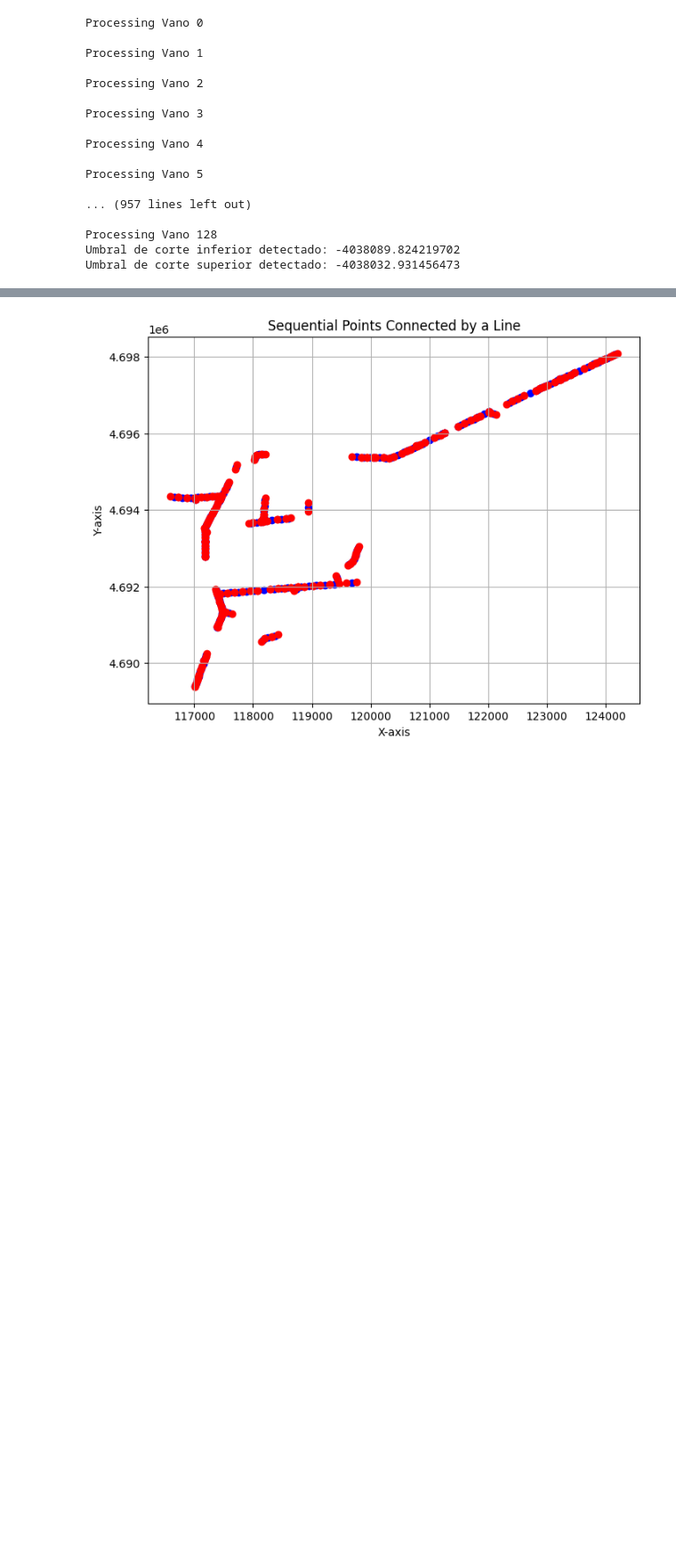
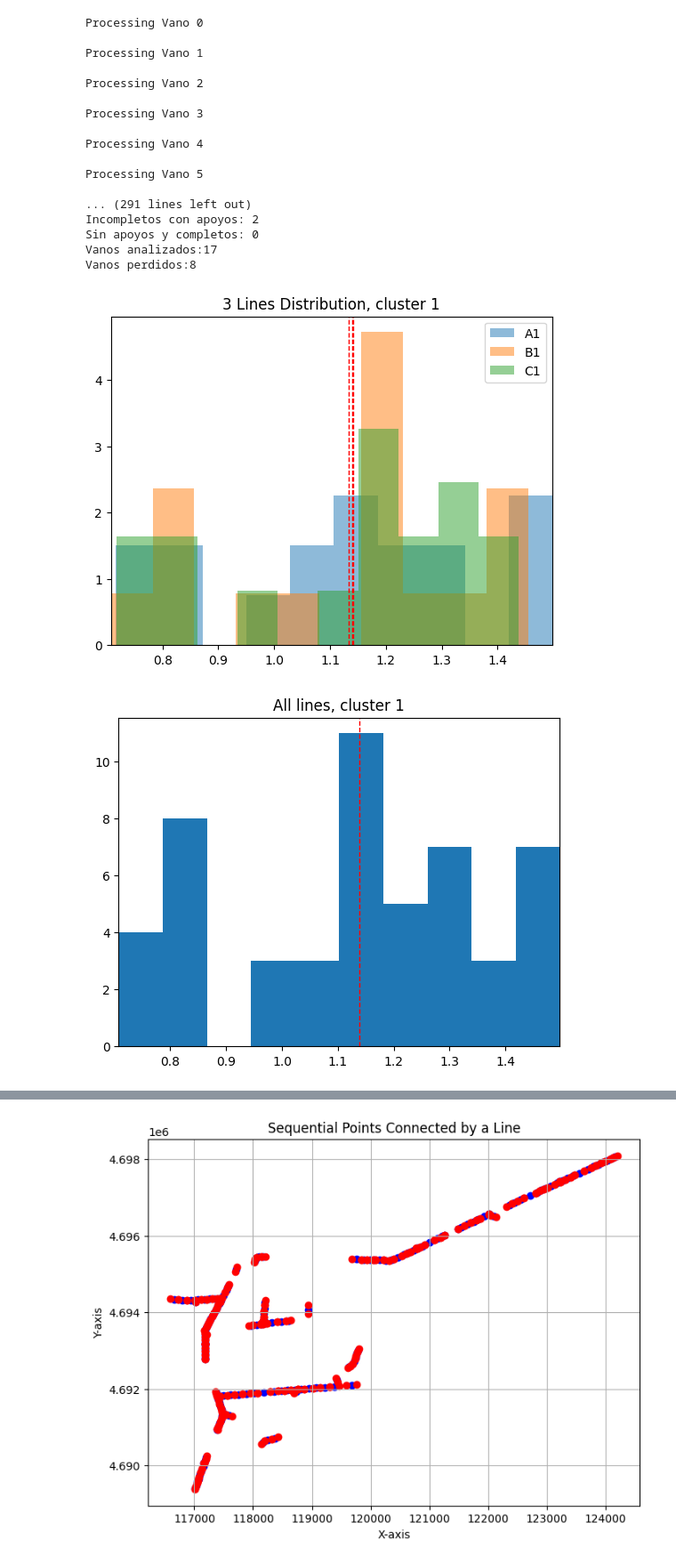
Before and after one commit to DeduceDS/CATENARIA, a Jupyter notebook: catenaria/notebooks/Dendogram.ipynb, the cells around one changed output, grey strips where cells are left out. Shown at 89% size. Saved outputs shown, nothing was run; the diff lists cells and outputs as text; code cells hidden in the pictures; blank space fills up the shorter version.

```diff
--- a/catenaria/notebooks/Dendogram.ipynb
+++ b/catenaria/notebooks/Dendogram.ipynb
@@ -87,7 +87,7 @@ pathdata2 = os.getcwd()+"/../data/lineas_completas/VDI711.json"
 with open(pathdata2, 'r') as archivo:
     data = json.load(archivo)
 
-#plot_full_net(data,labels)
+plot_full_net(data,labels)
 
 ids_single_backing,X=data_middlepoints(data)
 
@@ -117,35 +117,37 @@ for params in dfd:
     nombre_parametro = params[0]
     datos = np.array(params[1:])
     std_dev, mean, median, p25, p75 = calcular_estadisticas(dfd)
 
 print(std_dev, mean, median, p25, p75)
 
 from sklearn.neighbors import NearestNeighbors
 X_linear=X.loc[labels==1,:]
 nbrs = NearestNeighbors(n_neighbors=5, algorithm='auto').fit(X_linear.iloc[:,1:])
 distances, indices = nbrs.kneighbors(X_linear.iloc[:,1:])
 # %% [output]
 [figure]
 [figure]
 Etiquetas de los clústeres: [3 2 3 3 3 3 3 3 3 2 2 2 1 2 2 2 3 3 3 3 2 3 3 1 1 1 1 1 3 3 3 2 3 3 3 3 3
  3 3 3 2 2 2 3 3 1 1 1 1 1 3 3 3 3 3 2 2 2 2 1 1 1 1 1 3 3 2 3 3 2 2 2 2 1
  1 3 3 3 3 3 3 2 3 3 2 3 3 2 2 2 3 1 1 1 1 3 2 2 3 3 3 3 3 3 3 2 2 1 1 1 3
  3 3 2 2 2 3 2 2 3 3 3 2 2 2 2 1 1 3]
 [figure]
 Processing Vano 0
 
 Processing Vano 1
 
 Processing Vano 2
 
 Processing Vano 3
 
 Processing Vano 4
 
 Processing Vano 5
 
-... (957 lines left out)
-
-Processing Vano 128
-Umbral de corte inferior detectado: -4038089.824219702
-Umbral de corte superior detectado: -4038032.931456473
+... (291 lines left out)
+Incompletos con apoyos: 2
+Sin apoyos y completos: 0
+Vanos analizados:17
+Vanos perdidos:8
+[figure, added]
+[figure, added]
```
Also changed, not shown: parts of 1 cell of this notebook.
